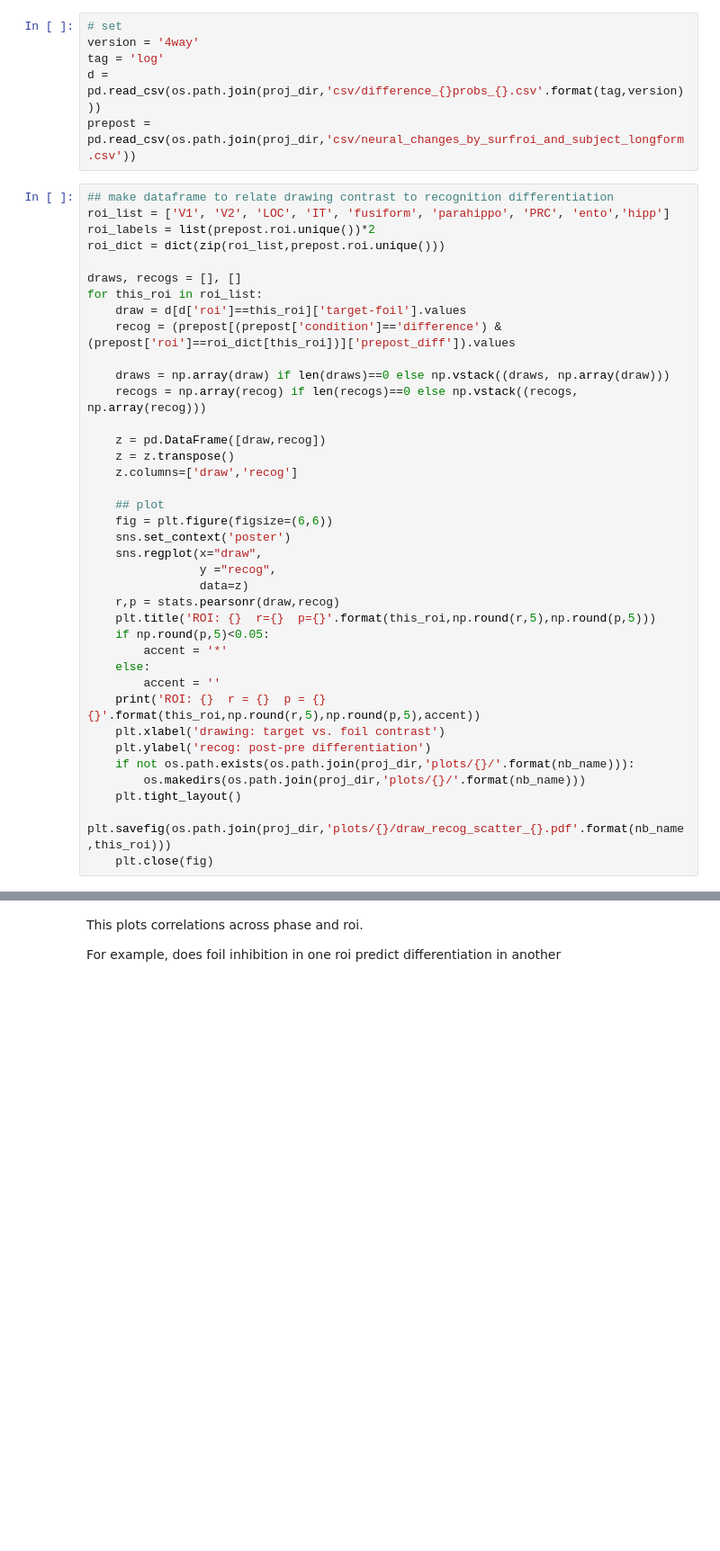
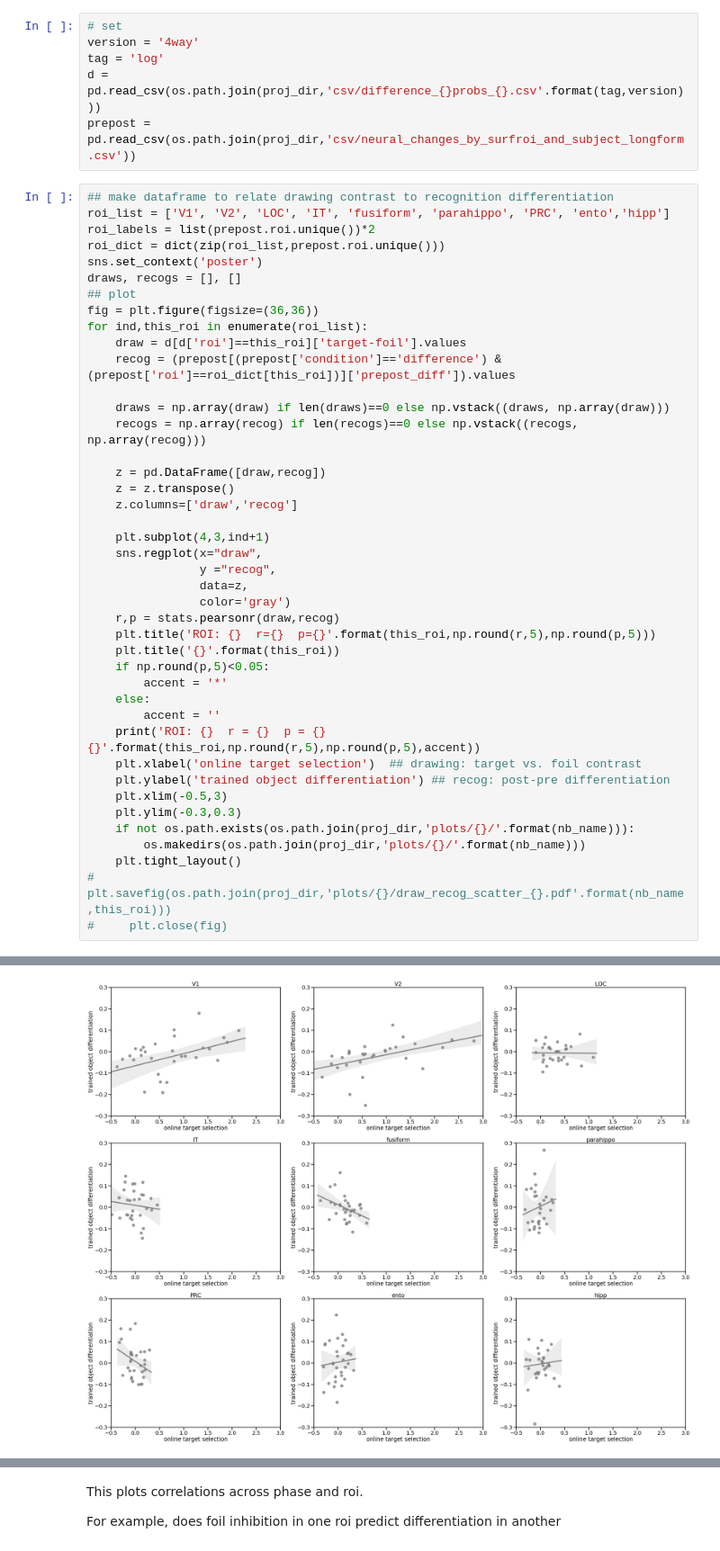
Before and after one commit to cogtoolslab/neurosketch, a Jupyter notebook: ipynb/golden/3_relate_drawing_training_and_recog_prepost.ipynb, the cells around one changed output, grey strips where cells are left out. Shown at 90% size. Drawn from its saved outputs; the diff is of its cells as text; blank space fills up the shorter version.

Commit message:
sync notebook 3 and scaffold for bar plot version of prepost-targetselection figure

```diff
--- a/ipynb/golden/3_relate_drawing_training_and_recog_prepost.ipynb
+++ b/ipynb/golden/3_relate_drawing_training_and_recog_prepost.ipynb
@@ -73,46 +73,51 @@ prepost = pd.read_csv(os.path.join(proj_dir,'csv/neural_changes_by_surfroi_and_s
 roi_list = ['V1', 'V2', 'LOC', 'IT', 'fusiform', 'parahippo', 'PRC', 'ento','hipp']
 roi_labels = list(prepost.roi.unique())*2
 roi_dict = dict(zip(roi_list,prepost.roi.unique()))
-
+sns.set_context('poster')
 draws, recogs = [], []
-for this_roi in roi_list:
+## plot
+fig = plt.figure(figsize=(36,36))
+for ind,this_roi in enumerate(roi_list):
     draw = d[d['roi']==this_roi]['target-foil'].values
     recog = (prepost[(prepost['condition']=='difference') & (prepost['roi']==roi_dict[this_roi])]['prepost_diff']).values
 
     draws = np.array(draw) if len(draws)==0 else np.vstack((draws, np.array(draw)))
     recogs = np.array(recog) if len(recogs)==0 else np.vstack((recogs, np.array(recog)))
 
     z = pd.DataFrame([draw,recog])
     z = z.transpose()
     z.columns=['draw','recog']
 
-    ## plot
-    fig = plt.figure(figsize=(6,6))
-    sns.set_context('poster')
+    plt.subplot(4,3,ind+1)
     sns.regplot(x="draw",
                 y ="recog",
-                data=z)
+                data=z,
+                color='gray')
     r,p = stats.pearsonr(draw,recog)
     plt.title('ROI: {}  r={}  p={}'.format(this_roi,np.round(r,5),np.round(p,5)))
+    plt.title('{}'.format(this_roi))
     if np.round(p,5)<0.05:
         accent = '*'
     else:
         accent = ''
     print('ROI: {}  r = {}  p = {} {}'.format(this_roi,np.round(r,5),np.round(p,5),accent))
-    plt.xlabel('drawing: target vs. foil contrast')
-    plt.ylabel('recog: post-pre differentiation')
+    plt.xlabel('online target selection')  ## drawing: target vs. foil contrast
+    plt.ylabel('trained object differentiation') ## recog: post-pre differentiation
+    plt.xlim(-0.5,3)
+    plt.ylim(-0.3,0.3)
     if not os.path.exists(os.path.join(proj_dir,'plots/{}/'.format(nb_name))):
         os.makedirs(os.path.join(proj_dir,'plots/{}/'.format(nb_name)))
     plt.tight_layout()
-    plt.savefig(os.path.join(proj_dir,'plots/{}/draw_recog_scatter_{}.pdf'.format(nb_name,this_roi)))
-    plt.close(fig)
+#     plt.savefig(os.path.join(proj_dir,'plots/{}/draw_recog_scatter_{}.pdf'.format(nb_name,this_roi)))
+#     plt.close(fig)
 # %% [output]
 ROI: V1  r = 0.37475  p = 0.03779 *
 ROI: V2  r = 0.46673  p = 0.00812 *
 ROI: LOC  r = -0.01186  p = 0.94952
 ROI: IT  r = -0.10254  p = 0.58306
 ROI: fusiform  r = -0.39501  p = 0.02786 *
 ROI: parahippo  r = 0.12824  p = 0.49176
 ROI: PRC  r = -0.32177  p = 0.07753
 ROI: ento  r = 0.08294  p = 0.65735
 ROI: hipp  r = 0.0656  p = 0.72586
+[figure, added]
```
Also changed, not shown: parts of 1 cell of this notebook, 9 other files.
